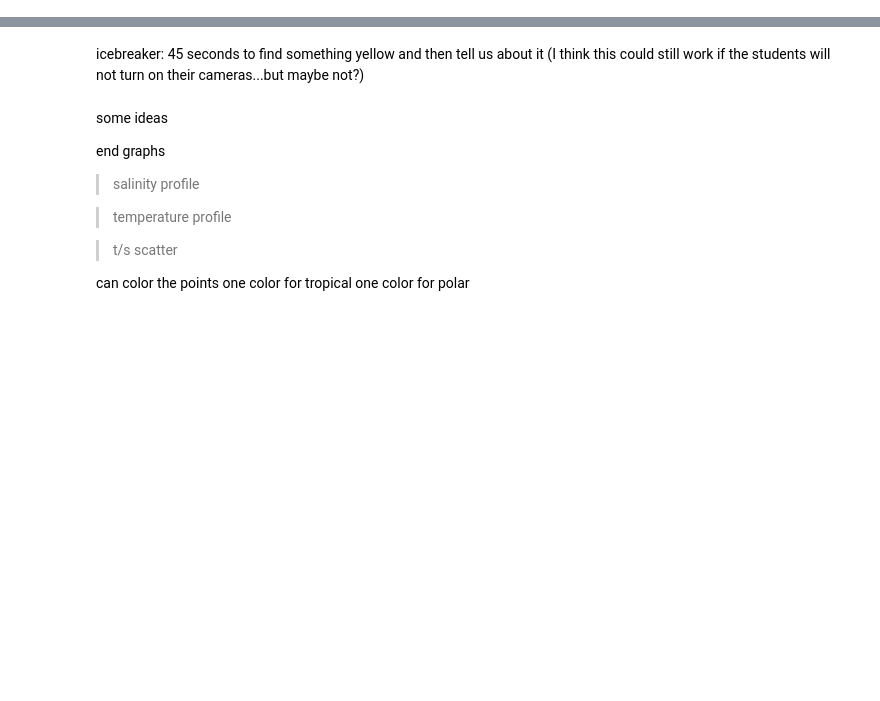
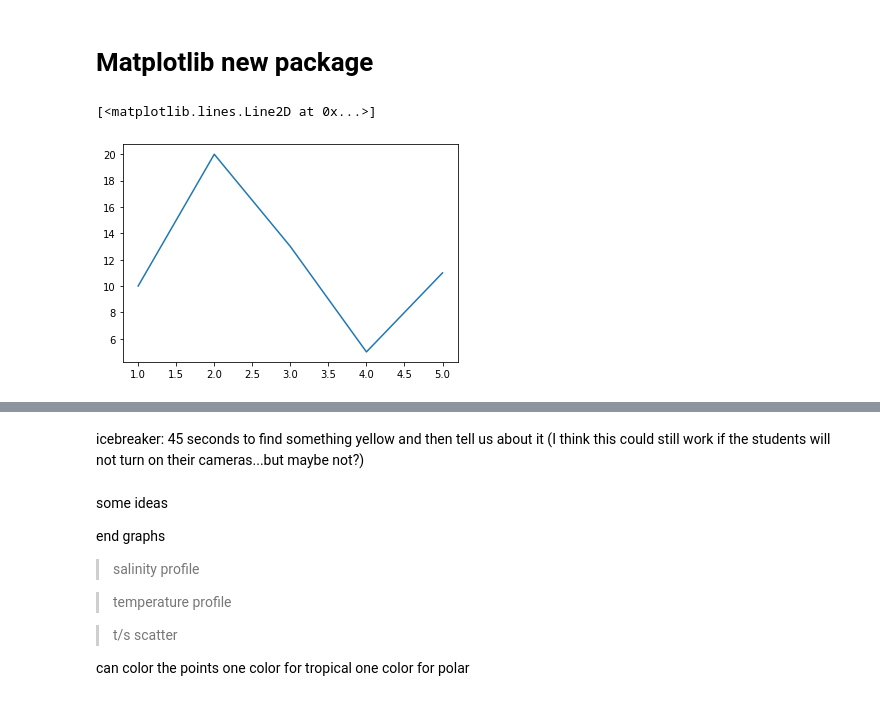
Before and after one commit to pyclub-cu/classes, a Jupyter notebook: Week_7_Data_Visualization.ipynb, the cells around one changed output, grey strips where cells are left out. Drawn from its saved outputs; the diff is of its cells as text; code cells hidden in the pictures; blank space fills up the shorter version.

Commit message:
Revisions and added data source as github data folder

```diff
--- a/Week_7_Data_Visualization.ipynb
+++ b/Week_7_Data_Visualization.ipynb
@@ -36,0 +48,2 @@ cast
+# %% [markdown]
+# **Matplotlib** new package
@@ -36,0 +52,9 @@ cast
+# %%
+x = [1,2,3,4,5]
+y = [10,20,13,5,11]
+
+# we can plot this as a line using the format plt.plot(x-axis_data, y-axis_data)
+plt.plot(x,y)
+# %% [output]
+[<matplotlib.lines.Line2D at 0x...>]
+[figure, added]
```
Also changed, not shown: parts of 19 cells of this notebook.
